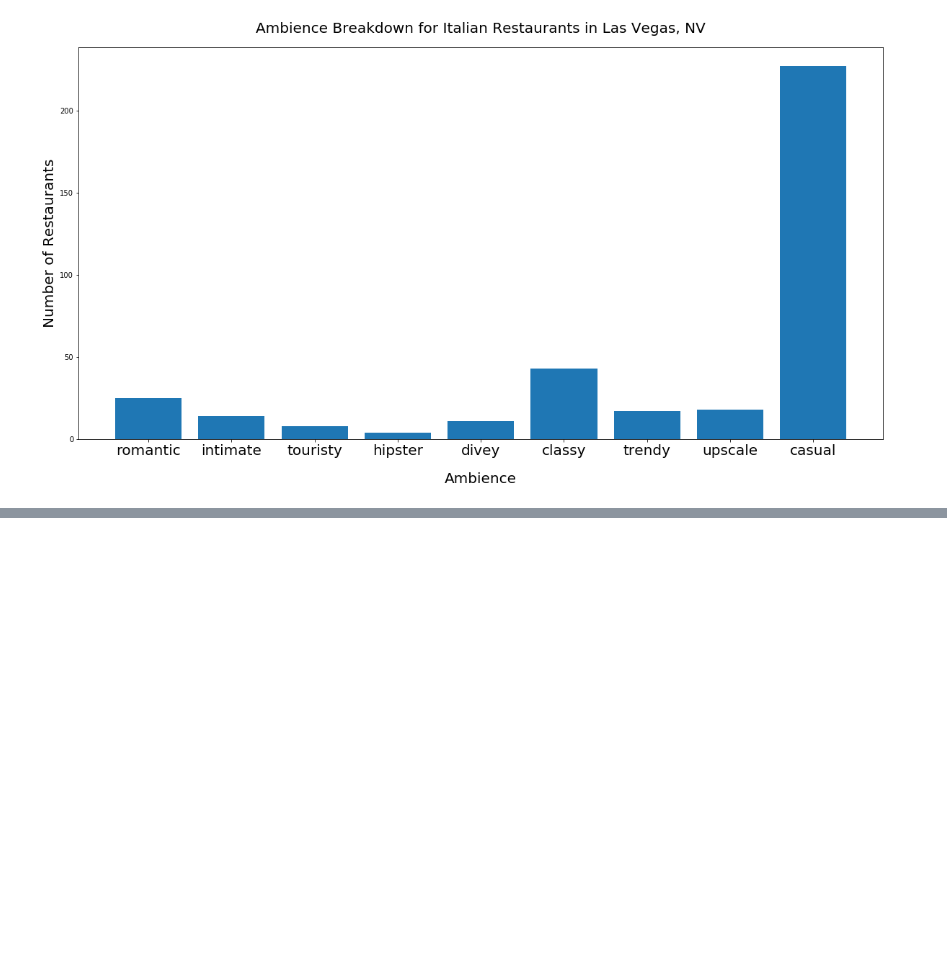
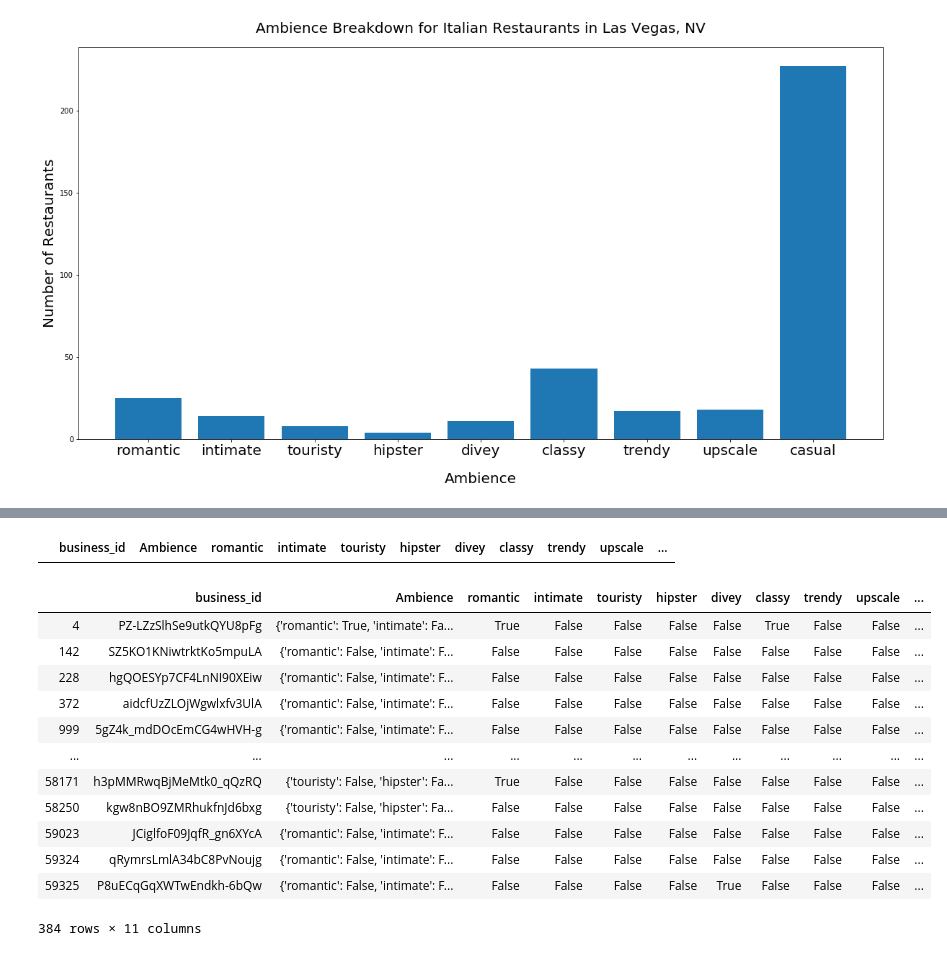
Before and after one commit to yueweng/restaurant-reviews, a Jupyter notebook: project.ipynb, the cells around one changed output, grey strips where cells are left out. Saved outputs shown, nothing was run; the diff lists cells and outputs as text; code cells hidden in the pictures; blank space fills up the shorter version.

```diff
--- a/project.ipynb
+++ b/project.ipynb
@@ -1512,0 +1609,28 @@ plt.savefig('images/ambience_las_vegas.png', bbox_inches = "tight")
+# %%
+for am in ambience_df['Ambience']:
+    italian_df_am[am] = False
+
+italian_df_am = italian_df_am[italian_df_am['Ambience'] != 'None'].dropna()
+italian_df_am[italian_df_am['business_id'] == 'DGDBFpZk-NIvah4M7MtDDg']
+# %% [output]
+|  | business_id | Ambience | romantic | intimate | touristy | hipster | divey | classy | trendy | upscale | ... |
+# %%
+for idx, row in italian_df_am.iterrows():
+    for k, v in eval(row['Ambience']).items():
+        if v == True:
+            italian_df_am.loc[idx, k] = True
+italian_df_am
+# %% [output]
+|  | business_id | Ambience | romantic | intimate | touristy | hipster | divey | classy | trendy | upscale | ... |
+| 4 | PZ-LZzSlhSe9utkQYU8pFg | {'romantic': True, 'intimate': Fa... | True | False | False | False | False | True | False | False | ... |
+| 142 | SZ5KO1KNiwtrktKo5mpuLA | {'romantic': False, 'intimate': F... | False | False | False | False | False | False | False | False | ... |
+| 228 | hgQOESYp7CF4LnNI90XEiw | {'romantic': False, 'intimate': F... | False | False | False | False | False | False | False | False | ... |
+| 372 | aidcfUzZLOjWgwlxfv3UlA | {'romantic': False, 'intimate': F... | False | False | False | False | False | False | False | False | ... |
+| 999 | 5gZ4k_mdDOcEmCG4wHVH-g | {'romantic': False, 'intimate': F... | False | False | False | False | False | False | False | False | ... |
+| ... | ... | ... | ... | ... | ... | ... | ... | ... | ... | ... | ... |
+| 58171 | h3pMMRwqBjMeMtk0_qQzRQ | {'touristy': False, 'hipster': Fa... | True | False | False | False | False | False | False | False | ... |
+| 58250 | kgw8nBO9ZMRhukfnJd6bxg | {'touristy': False, 'hipster': Fa... | False | False | False | False | False | False | False | False | ... |
+| 59023 | JCiglfoF09JqfR_gn6XYcA | {'romantic': False, 'intimate': F... | False | False | False | False | False | False | False | False | ... |
+| 59324 | qRymrsLmlA34bC8PvNoujg | {'romantic': False, 'intimate': F... | False | False | False | False | False | False | False | False | ... |
+| 59325 | P8uECqGqXWTwEndkh-6bQw | {'romantic': False, 'intimate': F... | False | False | False | False | True | False | False | False | ... |
+384 rows × 11 columns
```
Also changed, not shown: parts of 24 cells of this notebook, 2 other files.
